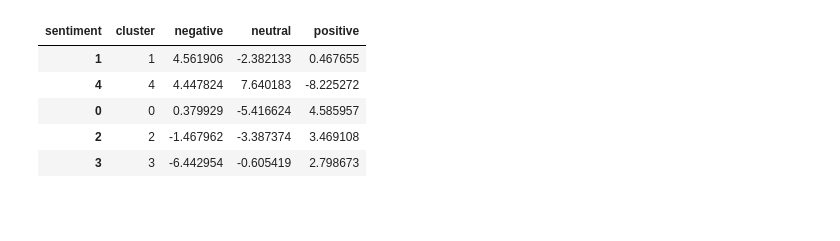
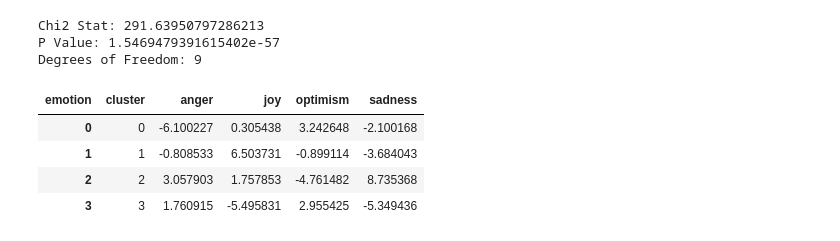
Before and after one commit to john-adeojo/twitter-influence, a Jupyter notebook: notebooks/analysis.ipynb, the cells around one changed output. Cells and saved outputs as stored; diff of their text form; code cells hidden in the pictures; blank space fills up the shorter version.

```diff
--- a/notebooks/analysis.ipynb
+++ b/notebooks/analysis.ipynb
@@ -199,10 +138,40 @@ Expected Frequency Table:
-# %%
-standardized_residuals = standardized_residuals.reset_index()[['cluster', 'negative', 'neutral', 'positive']]
-standardized_residuals.sort_values(by='negative', ascending=False)
-# %% [output]
-| sentiment | cluster | negative | neutral | positive |
-| 1 | 1 | 4.561906 | -2.382133 | 0.467655 |
-| 4 | 4 | 4.447824 | 7.640183 | -8.225272 |
-| 0 | 0 | 0.379929 | -5.416624 | 4.585957 |
-| 2 | 2 | -1.467962 | -3.387374 | 3.469108 |
-| 3 | 3 | -6.442954 | -0.605419 | 2.798673 |
+# %%
+# Create a contingency table with counts of positive and non-positive samples for each cluster
+import pandas as pd
+import numpy as np
+from scipy.stats import chi2_contingency
+
+tweet_level_metrics = tweets_with_sentiment.merge(how='left', right=analysis_df[['user_id', 'cluster']], left_on='user_id', right_on='user_id')
+
+
+def run_chisquare_analysis(df, var):
+    contingency_table = pd.crosstab(df['cluster'], df[var])
+
+    # Perform the Chi-square test
+    chi2_stat, p_value, dof, ex = chi2_contingency(contingency_table)
+
+    # Calculate the standardized residuals
+    standardized_residuals = (contingency_table - ex) / np.sqrt(ex)
+
+    #standardized_residuals.index.name = None
+    standardized_residuals = standardized_residuals.reset_index()
+
+    print("Chi2 Stat:", chi2_stat)
+    print("P Value:", p_value)
+    print("Degrees of Freedom:", dof)
+    # print("Expected Frequency Table:")
+    # print(ex)
+
+    return standardized_residuals
+# %%
+standardized_residuals_emotion = run_chisquare_analysis(df=tweet_level_metrics, var='emotion')
+standardized_residuals_emotion
+# %% [output]
+Chi2 Stat: 291.63950797286213
+P Value: 1.5469479391615402e-57
+Degrees of Freedom: 9
+| emotion | cluster | anger | joy | optimism | sadness |
+| 0 | 0 | -6.100227 | 0.305438 | 3.242648 | -2.100168 |
+| 1 | 1 | -0.808533 | 6.503731 | -0.899114 | -3.684043 |
+| 2 | 2 | 3.057903 | 1.757853 | -4.761482 | 8.735368 |
+| 3 | 3 | 1.760915 | -5.495831 | 2.955425 | -5.349436 |
```
Also changed, not shown: parts of 17 cells of this notebook, 6 other files.
